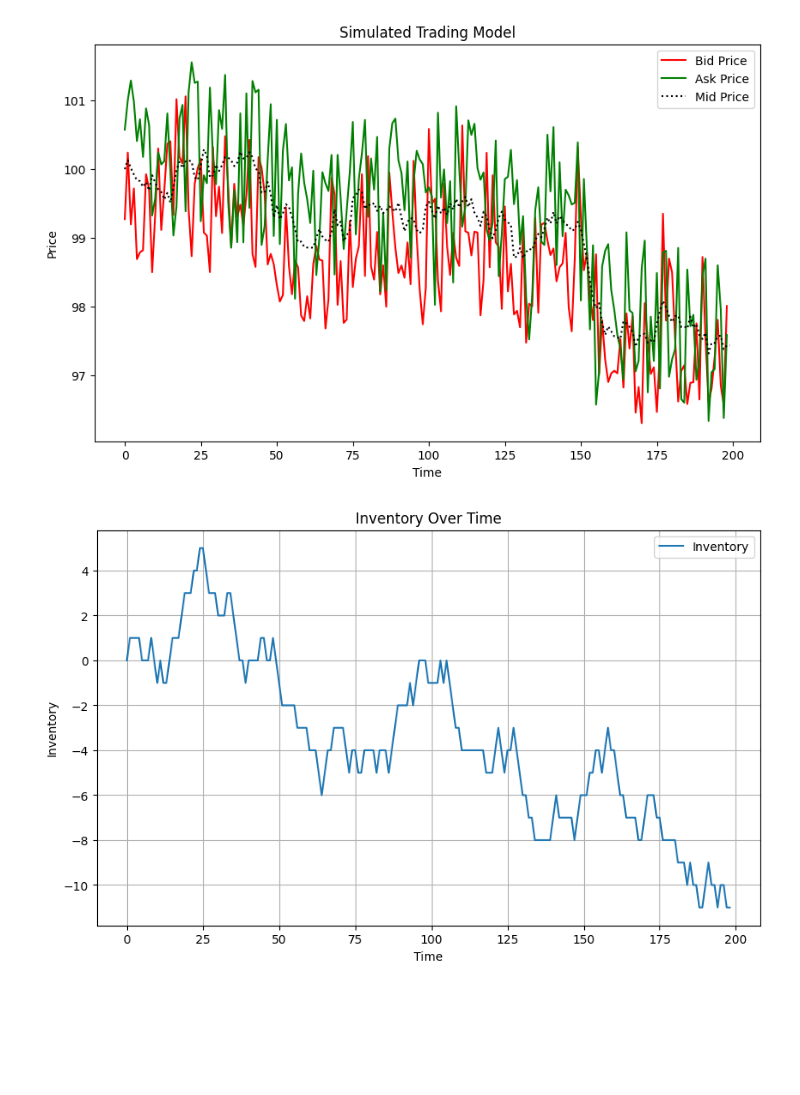
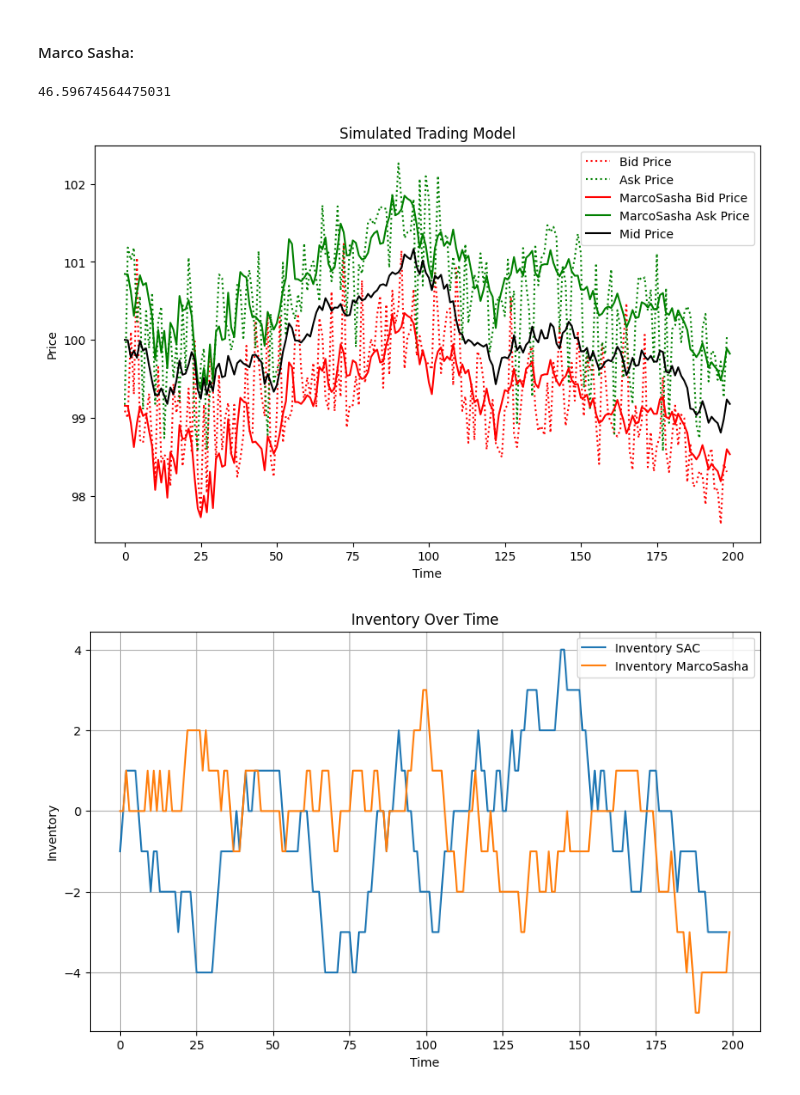
Before and after one commit to DusanaM/ThesisCode, a Jupyter notebook: Soft_Actor_Critic/SAC.ipynb, the cells around one changed output. Drawn from its saved outputs; the diff is of its cells as text; code cells hidden in the pictures; blank space fills up the shorter version.

```diff
--- a/Soft_Actor_Critic/SAC.ipynb
+++ b/Soft_Actor_Critic/SAC.ipynb
@@ -28,13 +29,18 @@ dt = 1/ N_prices # time step
 env = MyEnv(s0, sigma, dt, N_prices, A, k)
 
 # agent = SAC_Agent([3], env=env, memory_size=30000, alpha= 0.0008, beta= 0.0008, tau = 0.0006, reward_scale=5, batch_size=16)
-agent = SAC_Agent([3], env=env, memory_size=50000, alpha= 0.008, beta= 0.008, tau = 0.0005, reward_scale=5, batch_size=265)
+# agent = SAC_Agent([3], env=env, memory_size=50000, alpha= 0.008, beta= 0.008, tau = 0.0005, reward_scale=5, batch_size=256)
+# agent = SAC_Agent([3], env=env, memory_size=5000, alpha= 0.0008, beta= 0.0008, tau = 0.005, reward_scale=5, batch_size=256)
+# agent = SAC_Agent([3], env=env, memory_size=1000, alpha= 0.0008, beta= 0.0008, tau = 0.005, reward_scale=5, batch_size=128) # maybe add more layers here
+
+agent = SAC_Agent([3], env=env, memory_size=512, alpha= 0.0008, beta= 0.0008, tau = 0.0005, reward_scale=5, batch_size=256, layer1 = 256, layer2 = 256)
+# agent = SAC_Agent([3], env=env, memory_size=256, alpha= 0.0008, beta= 0.0008, tau = 0.006, reward_scale=5, batch_size=256) # maybe add more layers here
 
 
 train_start = time.time()
 epochs_start = time.time()
 
-epoch_num = 100
+epoch_num = 500
 
 
 train_rewards = np.empty(shape=epoch_num)
@@ -143,22 +149,38 @@ plt.show()
+# %% [markdown]
+#### Marco Sasha:
+# %%
+MarcoSasha = MarcoSasha(env.s, sigma, N_prices, T, dt, gamma, k, A)
+MarcoSasha.simulate()
+
+# cumulative reward of MarcoSasha.rewards
+cumulative_reward = sum(MarcoSasha.rewards)
+cumulative_reward
+# %% [output]
+46.59674564475031
 # %%
 plt.figure(figsize=(10, 6))
 # plt.plot(t, res_price_array, label='Res Price')
 
-plt.plot(env.Bid, label='Bid Price', color='red', linestyle='-')
-plt.plot(env.Ask, label='Ask Price', color='green', linestyle='-')
-plt.plot(env.s, label='Mid Price', color='black', linestyle='dotted')
+plt.plot(env.Bid, label='Bid Price', color='red', linestyle='dotted')
+plt.plot(env.Ask, label='Ask Price', color='green', linestyle='dotted')
+
+plt.plot(MarcoSasha.Bid_price, label='MarcoSasha Bid Price', color='red', linestyle='-')
+plt.plot(MarcoSasha.Ask_price, label='MarcoSasha Ask Price', color='green', linestyle='-')
+
+plt.plot(env.s, label='Mid Price', color='black', linestyle='-')
 
 plt.title('Simulated Trading Model')
 plt.xlabel('Time')
 plt.ylabel('Price')
 plt.legend()
 plt.show()
 # %% [output]
-[figure, old version]
+[figure, new version]
 # %%
 # plot invetory_array
 plt.figure(figsize=(10, 6))
-plt.plot(env.inventory_array, label='Inventory')
+plt.plot(env.inventory_array, label='Inventory SAC')
+plt.plot(MarcoSasha.q, label='Inventory MarcoSasha')
 plt.title('Inventory Over Time')
 plt.xlabel('Time')
 plt.ylabel('Inventory')
@@ -166,4 +188,4 @@ plt.legend()
 plt.grid(True)
 plt.show()
 # %% [output]
-[figure, old version]
+[figure, new version]
```
Also changed, not shown: parts of 6 cells of this notebook, 4 other files.
